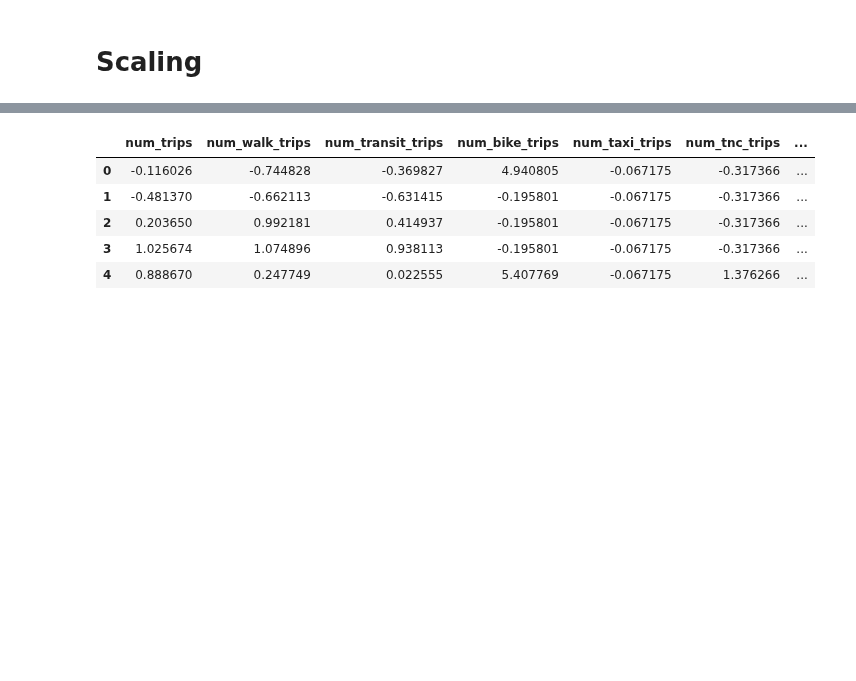
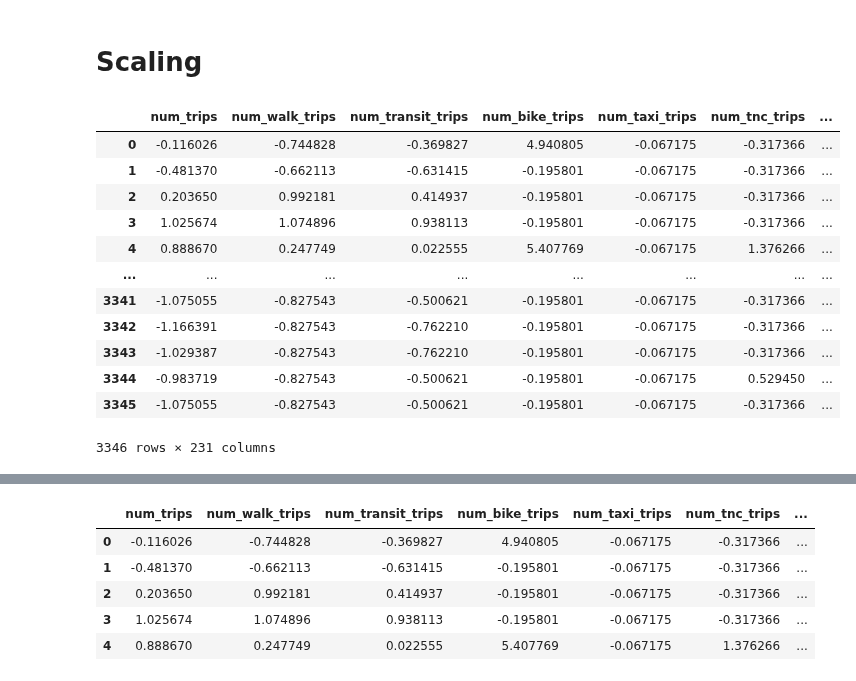
Before and after one commit to mawada-sweis/Clustering-Analysis, a Jupyter notebook: notebooks/Transformation.ipynb, the cells around one changed output, grey strips where cells are left out. Drawn from its saved outputs; the diff is of its cells as text; code cells hidden in the pictures; blank space fills up the shorter version.

```diff
--- a/notebooks/Transformation.ipynb
+++ b/notebooks/Transformation.ipynb
@@ -121,6 +122,12 @@ array(['Manhattan Core', 'Inner Queens', 'Northern Bronx',
        'Staten Island', 'LGA'], dtype=object)
 # %% [markdown]
 # Feature Engineering
+# %%
+# ordinal features (label-encoded)
+ordinal_features = ['tnc_freq', 'telework_freq', 'planning_apps', 'drive_cbd_freq', 'congestion', 'english_proficiency', 'bike_freq', 'education', 'age']
+
+# Remove the ordinal features from labeled_features
+labeled_features = list(set(labeled_features).symmetric_difference(set(ordinal_features)))
 # %%
 # Encoding labels features by on-hot encoding method
 data = TRD.one_hot_encoding(data, labeled_features)
@@ -179,7 +186,28 @@ data.to_csv("../data/processed/data_transformed.csv", index=False)
 # Scaling
 # %%
 # Load transformed data
-data_to_scale = pd.read_csv('../data/processed/data_transformed.csv')
+data_to_scale_min_max= pd.read_csv('../data/processed/data_transformed.csv')
+data_to_scale_standard= pd.read_csv('../data/processed/data_transformed.csv')
+# %%
+# date features to scale
+date_features = ['last_travel_date_month', 'last_travel_date_day', 'first_travel_date_month', 'first_travel_date_month']
+# %%
+# list all features to scale
+features_to_scale = numerical_features + ordinal_features + date_features
 # %%
 # scale the data with standard scaler
-data = TRD.scaling(data_to_scale, numerical_features, StandardScaler())
+TRD.scaling(data_to_scale_standard, features_to_scale, StandardScaler())
+# %% [output]
+|  | num_trips | num_walk_trips | num_transit_trips | num_bike_trips | num_taxi_trips | num_tnc_trips | ... |
+| 0 | -0.116026 | -0.744828 | -0.369827 | 4.940805 | -0.067175 | -0.317366 | ... |
+| 1 | -0.481370 | -0.662113 | -0.631415 | -0.195801 | -0.067175 | -0.317366 | ... |
+| 2 | 0.203650 | 0.992181 | 0.414937 | -0.195801 | -0.067175 | -0.317366 | ... |
+| 3 | 1.025674 | 1.074896 | 0.938113 | -0.195801 | -0.067175 | -0.317366 | ... |
+| 4 | 0.888670 | 0.247749 | 0.022555 | 5.407769 | -0.067175 | 1.376266 | ... |
+| ... | ... | ... | ... | ... | ... | ... | ... |
+| 3341 | -1.075055 | -0.827543 | -0.500621 | -0.195801 | -0.067175 | -0.317366 | ... |
+| 3342 | -1.166391 | -0.827543 | -0.762210 | -0.195801 | -0.067175 | -0.317366 | ... |
+| 3343 | -1.029387 | -0.827543 | -0.762210 | -0.195801 | -0.067175 | -0.317366 | ... |
+| 3344 | -0.983719 | -0.827543 | -0.500621 | -0.195801 | -0.067175 | 0.529450 | ... |
+| 3345 | -1.075055 | -0.827543 | -0.500621 | -0.195801 | -0.067175 | -0.317366 | ... |
+3346 rows × 231 columns
```
Also changed, not shown: parts of 8 cells of this notebook, 1 other file.
